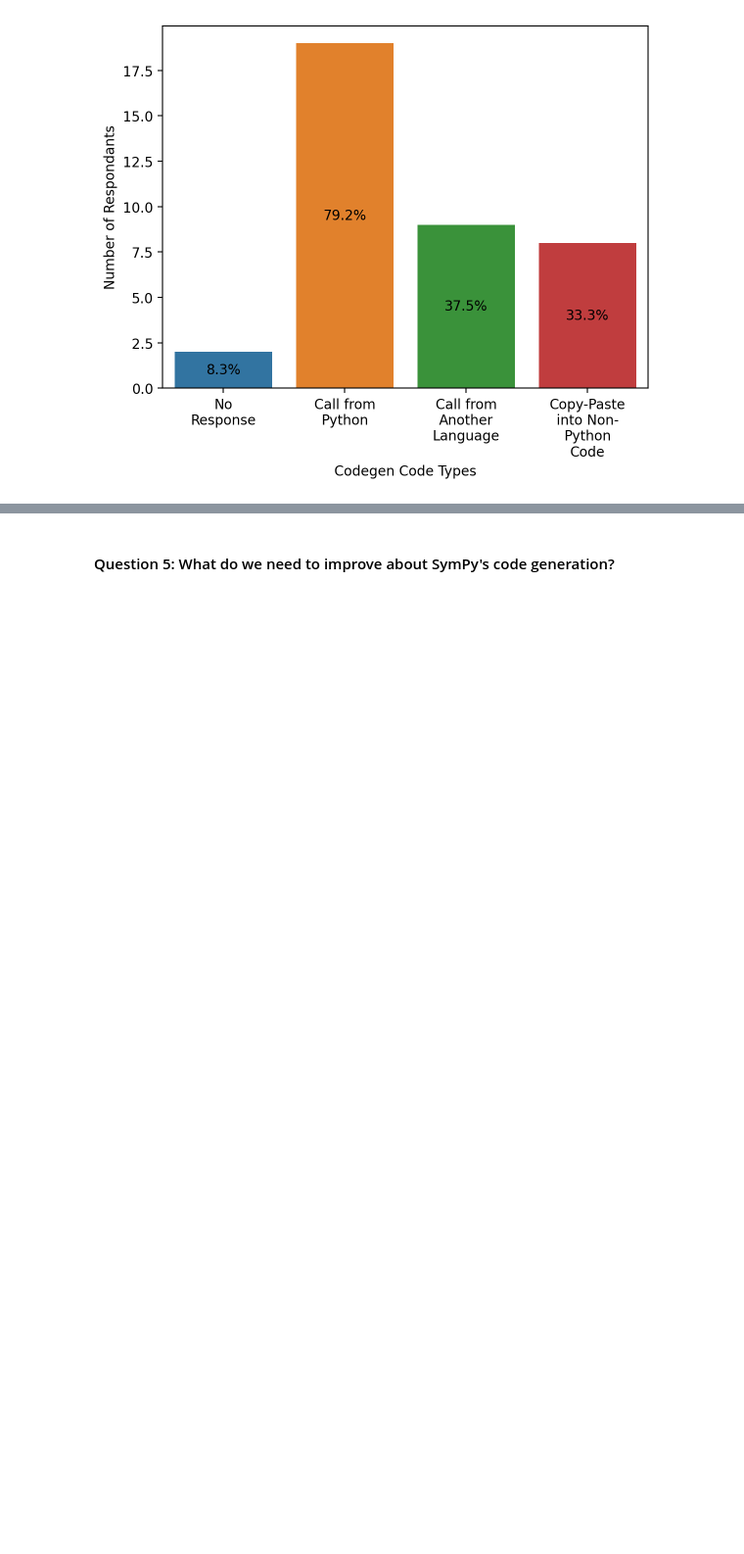
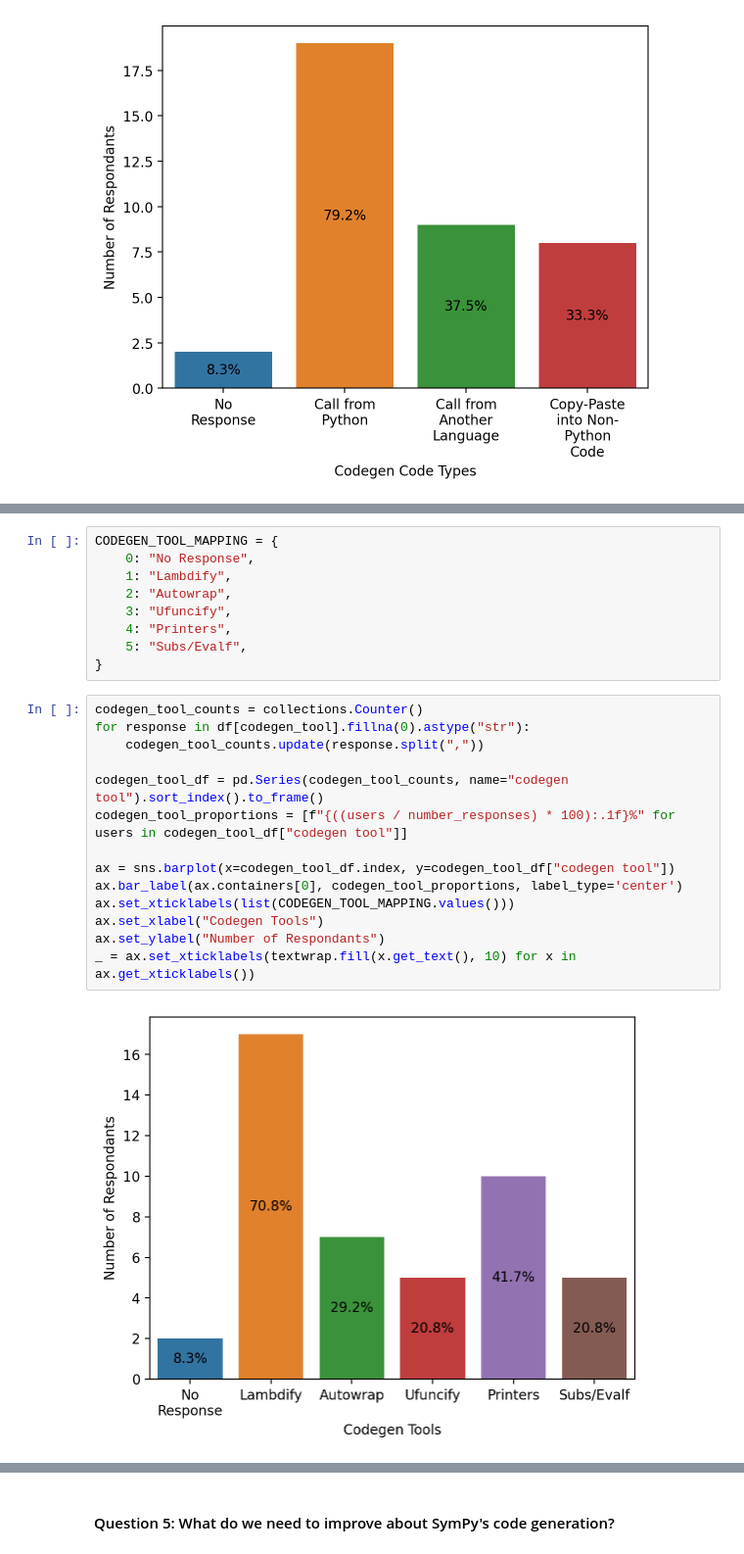
Before and after one commit to sympy/sympy-codegen-survey, a Jupyter notebook: analysis.ipynb, the cells around one changed output, grey strips where cells are left out. Shown at 98% size. Cells and saved outputs as stored; diff of their text form; blank space fills up the shorter version.

Commit message:
Add write-up about codegen tools for Q4 responses

```diff
--- a/analysis.ipynb
+++ b/analysis.ipynb
@@ -242,0 +260,25 @@ This question intended to find out which of SymPy's code generation interfaces a
+# %%
+CODEGEN_TOOL_MAPPING = {
+    0: "No Response",
+    1: "Lambdify",
+    2: "Autowrap",
+    3: "Ufuncify",
+    4: "Printers",
+    5: "Subs/Evalf",
+}
+# %%
+codegen_tool_counts = collections.Counter()
+for response in df[codegen_tool].fillna(0).astype("str"):
+    codegen_tool_counts.update(response.split(","))
+
+codegen_tool_df = pd.Series(codegen_tool_counts, name="codegen tool").sort_index().to_frame()
+codegen_tool_proportions = [f"{((users / number_responses) * 100):.1f}%" for users in codegen_tool_df["codegen tool"]]
+
+ax = sns.barplot(x=codegen_tool_df.index, y=codegen_tool_df["codegen tool"])
+ax.bar_label(ax.containers[0], codegen_tool_proportions, label_type='center')
+ax.set_xticklabels(list(CODEGEN_TOOL_MAPPING.values()))
+ax.set_xlabel("Codegen Tools")
+ax.set_ylabel("Number of Respondants")
+_ = ax.set_xticklabels(textwrap.fill(x.get_text(), 10) for x in ax.get_xticklabels())
+# %% [output]
+[figure, added]
```
Also changed, not shown: parts of 14 cells of this notebook.
